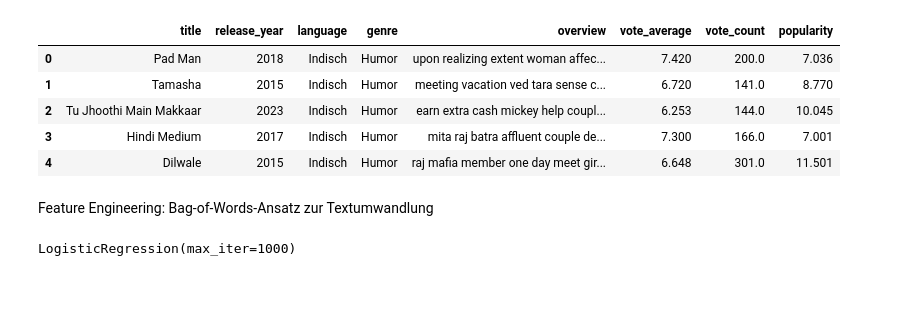
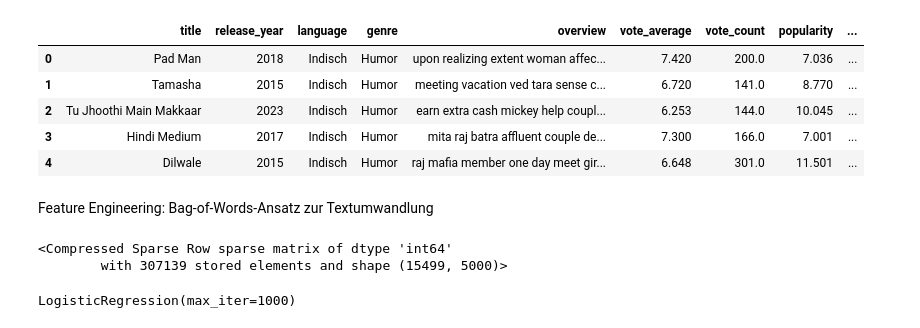
Before and after one commit to RawanMousa9896/Projekt-NLP, a Jupyter notebook: Logistic_Regression.ipynb, the cells around one changed output. Drawn from its saved outputs; the diff is of its cells as text; code cells hidden in the pictures; blank space fills up the shorter version.

```diff
--- a/Logistic_Regression.ipynb
+++ b/Logistic_Regression.ipynb
@@ -5,15 +5,15 @@ from sklearn.feature_extraction.text import CountVectorizer
 from sklearn.linear_model import LogisticRegression
 from sklearn.metrics import classification_report
 # %%
-df = pd.read_csv("data/cleaned_movies_2015_2023_genres.csv")
+df = pd.read_csv("data/movies_2015_2023_preprocessed_genre.csv")
 df.head()
 # %% [output]
-|  | title | release_year | language | genre | overview | vote_average | vote_count | popularity |
-| 0 | Pad Man | 2018 | Indisch | Humor | upon realizing extent woman affec... | 7.420 | 200.0 | 7.036 |
-| 1 | Tamasha | 2015 | Indisch | Humor | meeting vacation ved tara sense c... | 6.720 | 141.0 | 8.770 |
-| 2 | Tu Jhoothi Main Makkaar | 2023 | Indisch | Humor | earn extra cash mickey help coupl... | 6.253 | 144.0 | 10.045 |
-| 3 | Hindi Medium | 2017 | Indisch | Humor | mita raj batra affluent couple de... | 7.300 | 166.0 | 7.001 |
-| 4 | Dilwale | 2015 | Indisch | Humor | raj mafia member one day meet gir... | 6.648 | 301.0 | 11.501 |
+|  | title | release_year | language | genre | overview | vote_average | vote_count | popularity | ... |
+| 0 | Pad Man | 2018 | Indisch | Humor | upon realizing extent woman affec... | 7.420 | 200.0 | 7.036 | ... |
+| 1 | Tamasha | 2015 | Indisch | Humor | meeting vacation ved tara sense c... | 6.720 | 141.0 | 8.770 | ... |
+| 2 | Tu Jhoothi Main Makkaar | 2023 | Indisch | Humor | earn extra cash mickey help coupl... | 6.253 | 144.0 | 10.045 | ... |
+| 3 | Hindi Medium | 2017 | Indisch | Humor | mita raj batra affluent couple de... | 7.300 | 166.0 | 7.001 | ... |
+| 4 | Dilwale | 2015 | Indisch | Humor | raj mafia member one day meet gir... | 6.648 | 301.0 | 11.501 | ... |
 # %%
 # Remove rows with NaN in the 'overview' column
 df_cleaned = df.dropna(subset=['overview'])
@@ -26,9 +26,14 @@ Feature Engineering: Bag-of-Words-Ansatz zur Textumwandlung
 # %%
 # Initialize the CountVectorizer for Bag-of-Words
 count_vectorizer = CountVectorizer(max_features=5000)
+count_vectorizer
 
 # Convert the text into numerical features (Bag-of-Words)
 X_bow = count_vectorizer.fit_transform(X)
+X_bow
+# %% [output]
+<Compressed Sparse Row sparse matrix of dtype 'int64'
+        with 307139 stored elements and shape (15499, 5000)>
 # %%
 # Divide the data into training and test sets (80% training, 20% test)
 X_train, X_test, y_train, y_test = train_test_split(X_bow, y, test_size=0.2, random_state=42)
```
Also changed, not shown: parts of 1 cell of this notebook.
